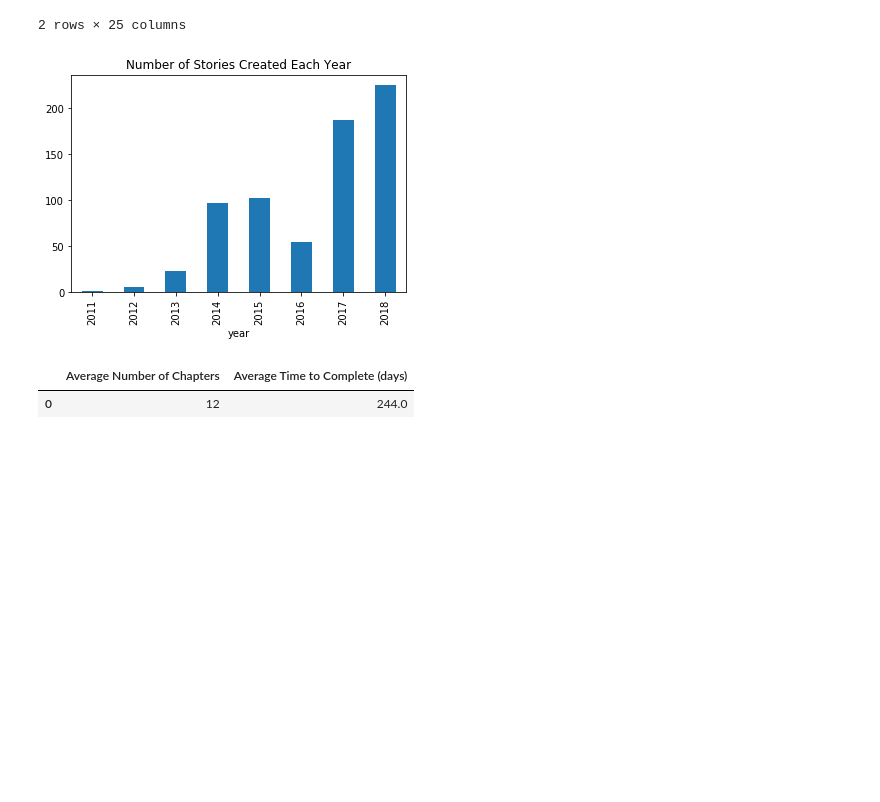
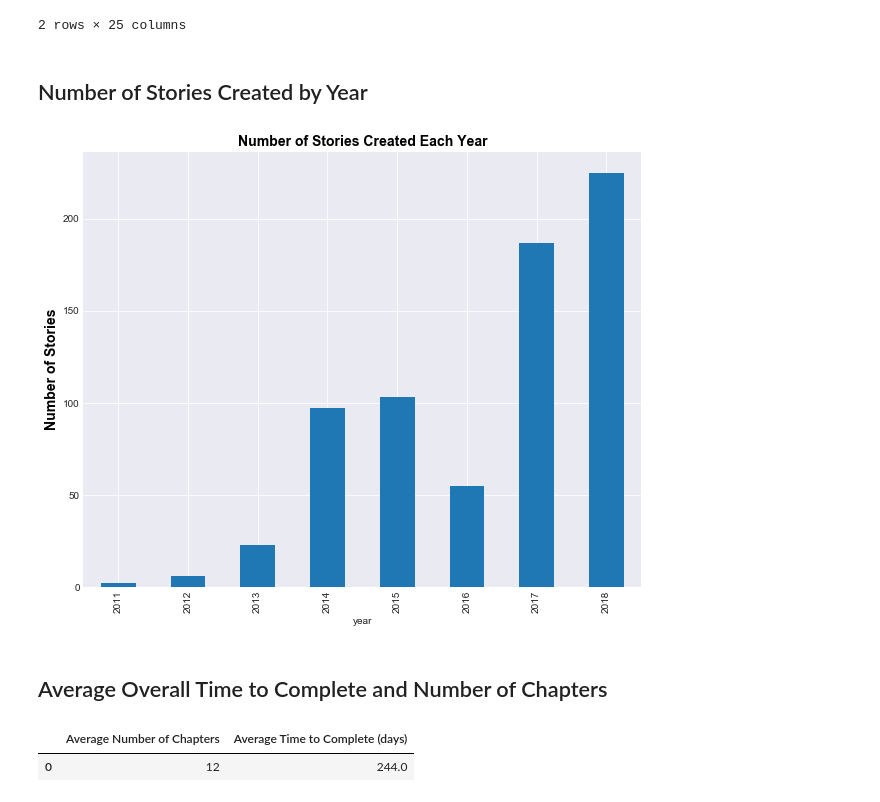
Before and after one commit to rupalimayekar/ProjectWattpad, a Jupyter notebook: Plots_Andrea.ipynb, the cells around one changed output. Cells and saved outputs as stored; diff of their text form; code cells hidden in the pictures; blank space fills up the shorter version.

Commit message:
updated plots for 2,3,4,7 questions

```diff
--- a/Plots_Andrea.ipynb
+++ b/Plots_Andrea.ipynb
@@ -11,2 +12,8 @@ from datetime import datetime
+# %%
+font={'family': 'arial',
+        'color':  'black',
+        'weight': 'bold',
+        'size': 14,
+        }
 # %%
 plotdf=pd.read_csv('Data/stories_for_viz.csv')
@@ -43,14 +34,21 @@ plotdf.head(2)
 | 0 | 12050237 | Hadar #Watty2014 | Fina is a Enforcers Daughter, she... | https://www.wattpad.com/story/120... | 2014-01-29T16:24:42Z | 2015-01-27T10:47:41Z | True | 37 | False | 407525 | ... |
 | 1 | 42937930 | ❇awsome comebacks❇ | yessss!!!! | https://www.wattpad.com/story/429... | 2015-06-22T23:55:09Z | 2015-08-16T08:07:12Z | True | 16 | False | 2204 | ... |
 2 rows × 25 columns
+# %% [markdown]
+## Number of Stories Created by Year
 # %%
 yeargroup=plotdf["id"].groupby(plotdf["year"]).count()
+plt.figure(figsize=(10,8))
+sns.set_style("darkgrid")
 yeargroup.plot.bar()
-plt.title("Number of Stories Created Each Year")
+plt.title("Number of Stories Created Each Year",fontdict=font)
+plt.ylabel("Number of Stories",fontdict=font)
 plt.savefig('Images/Stories_Created_by_Year.png')
 plt.show()
 # %% [output]
-[figure, old version]
+[figure, new version]
+# %% [markdown]
+## Average Overall Time to Complete and Number of Chapters
 # %%
 completestories_df=plotdf.loc[(plotdf["completed"] ==True)]
 avgtimetocomplete=round(completestories_df["timediff"].mean())
```
Also changed, not shown: parts of 14 cells of this notebook, 5 other files.
